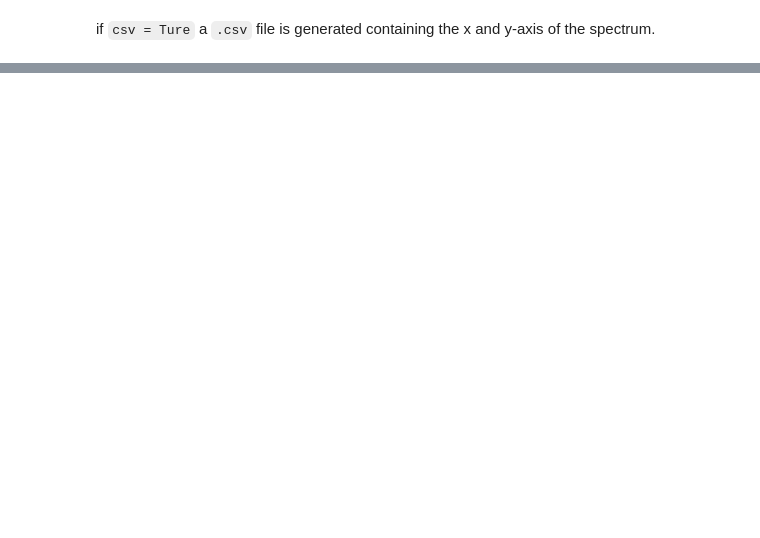
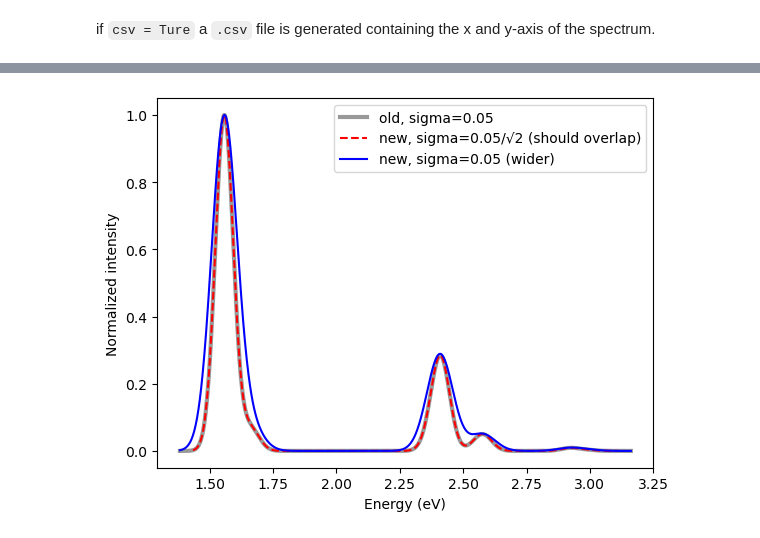
Before and after one commit to m02n1ng/mmfex, a Jupyter notebook: testing/dimer_demo.ipynb, the cells around one changed output, grey strips where cells are left out. Cells and saved outputs as stored; diff of their text form; code cells hidden in the pictures; blank space fills up the shorter version.

```diff
--- a/testing/dimer_demo.ipynb
+++ b/testing/dimer_demo.ipynb
@@ -129,3 +113,35 @@ with open("TEST.csv", "w") as f:
     for i in range(0,len(x_axis)):
         row = [x_axis[i], y_axis[i]]
         writer.writerow(row)
+# %%
+import numpy as np
+import matplotlib.pyplot as plt
+
+def get_spectrum_new(E, f, sigma=0.05, n_points=1000):
+    """Gaussian broadening; sigma is the true standard deviation (same units as E)."""
+    E = np.asarray(E)
+    f = np.asarray(f)
+    if E[0] == 0:                      # drop the ground state, as the old version does
+        E = E[1:]
+    x = np.linspace(E.min() - 3.5*sigma, E.max() + 3.5*sigma, n_points)
+    spec = np.zeros_like(x)
+    for Ei, fi in zip(E, f):
+        spec += fi / (sigma*np.sqrt(2*np.pi)) * np.exp(-(x - Ei)**2 / (2*sigma**2))
+    return x, spec / np.max(spec)
+
+# old function, as is
+x_old, y_old = get_spectrum(E=eigenvalues, f=oscillators, sigma=0.05, csv=False)
+
+# new function, same broadening as before: sigma_new = sigma_old / sqrt(2)
+x_eq, y_eq = get_spectrum_new(eigenvalues, oscillators, sigma=0.05/np.sqrt(2))
+
+# new function, 0.05 taken literally as the standard deviation
+x_lit, y_lit = get_spectrum_new(eigenvalues, oscillators, sigma=0.05)
+
+plt.plot(x_old, y_old, 'k', lw=3, alpha=0.4, label='old, sigma=0.05')
+plt.plot(x_eq,  y_eq,  'r--', label='new, sigma=0.05/√2 (should overlap)')
+plt.plot(x_lit, y_lit, 'b',   label='new, sigma=0.05 (wider)')
+plt.xlabel('Energy (eV)'); plt.ylabel('Normalized intensity')
+plt.legend(); plt.show()
+# %% [output]
+[figure, added]
```
Also changed, not shown: parts of 7 cells of this notebook, 1 other file.
